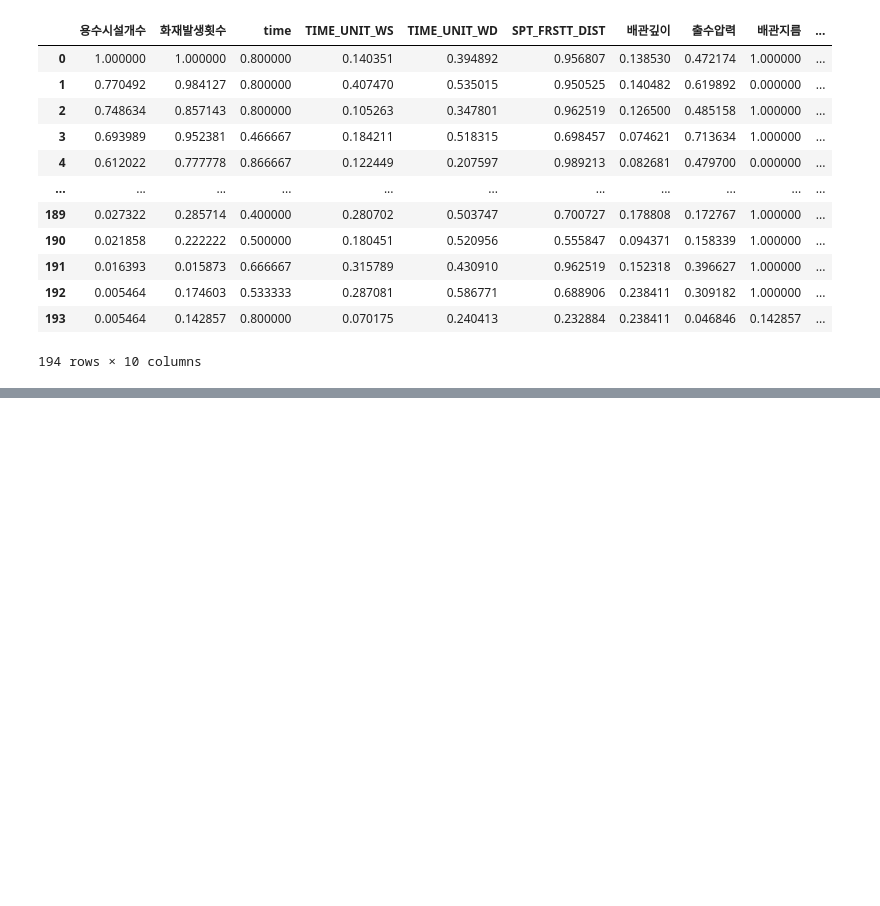
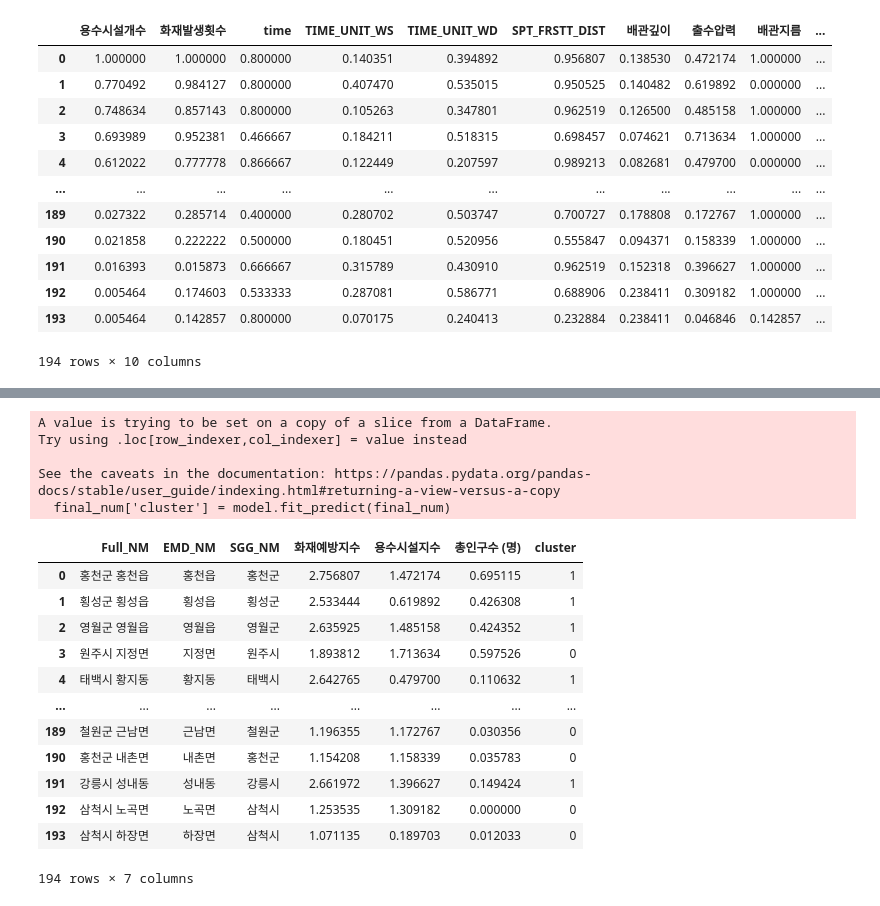
Before and after one commit to Myungbin/Senior, a Jupyter notebook: 비지니스인텔리전스/Project_비지니스인텔리전스/데이터전처리 - SGGEMD.ipynb, the cells around one changed output, grey strips where cells are left out. Saved outputs shown, nothing was run; the diff lists cells and outputs as text; code cells hidden in the pictures; blank space fills up the shorter version.

```diff
--- a/비지니스인텔리전스/Project_비지니스인텔리전스/데이터전처리 - SGGEMD.ipynb
+++ b/비지니스인텔리전스/Project_비지니스인텔리전스/데이터전처리 - SGGEMD.ipynb
@@ -758,13 +807,32 @@ NameError: name 'KMeans' is not defined
 # %%
-# from sklearn.cluster import KMeans
+from sklearn.cluster import KMeans
 
-# model = KMeans(n_clusters = 3, random_state = 10)
+model = KMeans(n_clusters = 2, random_state = 10)
 
-# # 정규화된 데이터에 학습
-# model.fit(df)
+# 정규화된 데이터에 학습
+model.fit(final_num)
 
-# # 클러스터링 결과 각 데이터가 몇 번째 그룹에 속하는지 저장
-# df['cluster'] = model.fit_predict(df)
-# df
-# tq = pd.concat([df, cat_dat], axis=1)
-# tq
+# 클러스터링 결과 각 데이터가 몇 번째 그룹에 속하는지 저장
+final_num['cluster'] = model.fit_predict(final_num)
+final_num
+cluster2 = pd.concat([cat_dat, final_num], axis=1)
+cluster2
+# %% [output]
+A value is trying to be set on a copy of a slice from a DataFrame.
+Try using .loc[row_indexer,col_indexer] = value instead
+
+See the caveats in the documentation: https://pandas.pydata.org/pandas-docs/stable/user_guide/indexing.html#returning-a-view-versus-a-copy
+  final_num['cluster'] = model.fit_predict(final_num)
+|  | Full_NM | EMD_NM | SGG_NM | 화재예방지수 | 용수시설지수 | 총인구수 (명) | cluster |
+| 0 | 홍천군 홍천읍 | 홍천읍 | 홍천군 | 2.756807 | 1.472174 | 0.695115 | 1 |
+| 1 | 횡성군 횡성읍 | 횡성읍 | 횡성군 | 2.533444 | 0.619892 | 0.426308 | 1 |
+| 2 | 영월군 영월읍 | 영월읍 | 영월군 | 2.635925 | 1.485158 | 0.424352 | 1 |
+| 3 | 원주시 지정면 | 지정면 | 원주시 | 1.893812 | 1.713634 | 0.597526 | 0 |
+| 4 | 태백시 황지동 | 황지동 | 태백시 | 2.642765 | 0.479700 | 0.110632 | 1 |
+| ... | ... | ... | ... | ... | ... | ... | ... |
+| 189 | 철원군 근남면 | 근남면 | 철원군 | 1.196355 | 1.172767 | 0.030356 | 0 |
+| 190 | 홍천군 내촌면 | 내촌면 | 홍천군 | 1.154208 | 1.158339 | 0.035783 | 0 |
+| 191 | 강릉시 성내동 | 성내동 | 강릉시 | 2.661972 | 1.396627 | 0.149424 | 1 |
+| 192 | 삼척시 노곡면 | 노곡면 | 삼척시 | 1.253535 | 1.309182 | 0.000000 | 0 |
+| 193 | 삼척시 하장면 | 하장면 | 삼척시 | 1.071135 | 0.189703 | 0.012033 | 0 |
+194 rows × 7 columns
```
Also changed, not shown: parts of 17 cells of this notebook.
